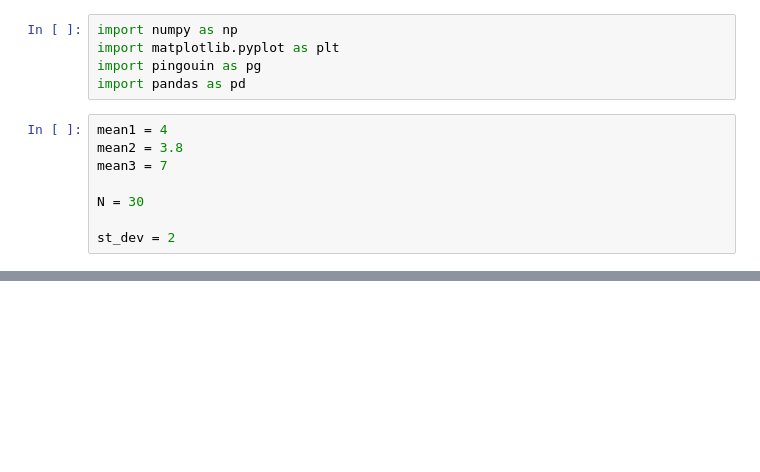
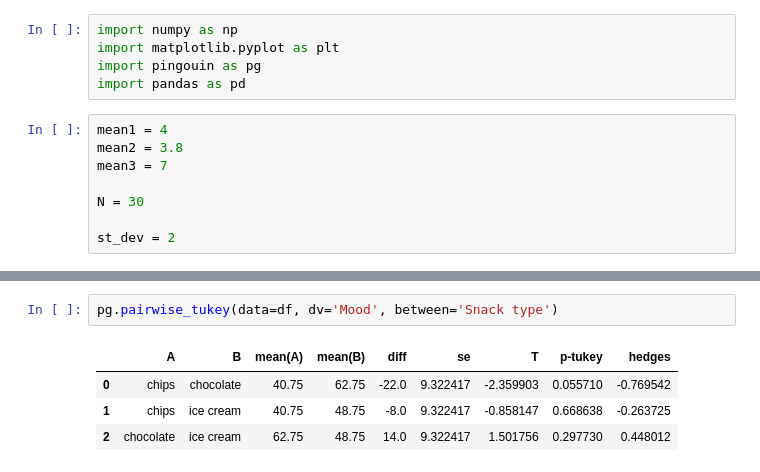
Before and after one commit to philBram/statistics_ml, a Jupyter notebook: 9_ANOVA/one_way_repeated_measures_ANOVA.ipynb, the cells around one changed output, grey strips where cells are left out. Cells and saved outputs as stored; diff of their text form; blank space fills up the shorter version.

```diff
--- a/9_ANOVA/one_way_repeated_measures_ANOVA.ipynb
+++ b/9_ANOVA/one_way_repeated_measures_ANOVA.ipynb
@@ -30,0 +91,7 @@ df.head(5)
+# %%
+pg.pairwise_tukey(data=df, dv='Mood', between='Snack type')
+# %% [output]
+|  | A | B | mean(A) | mean(B) | diff | se | T | p-tukey | hedges |
+| 0 | chips | chocolate | 40.75 | 62.75 | -22.0 | 9.322417 | -2.359903 | 0.055710 | -0.769542 |
+| 1 | chips | ice cream | 40.75 | 48.75 | -8.0 | 9.322417 | -0.858147 | 0.668638 | -0.263725 |
+| 2 | chocolate | ice cream | 62.75 | 48.75 | 14.0 | 9.322417 | 1.501756 | 0.297730 | 0.448012 |
```
Also changed, not shown: parts of 8 cells of this notebook.
